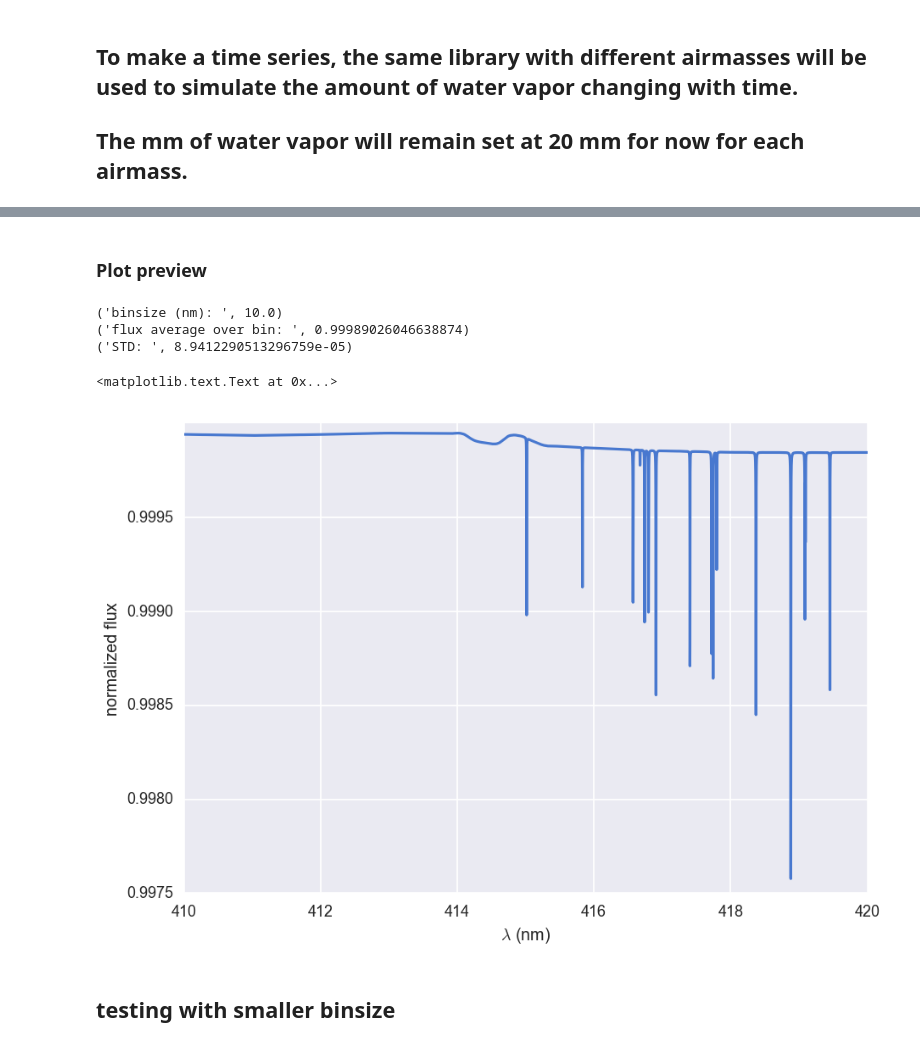
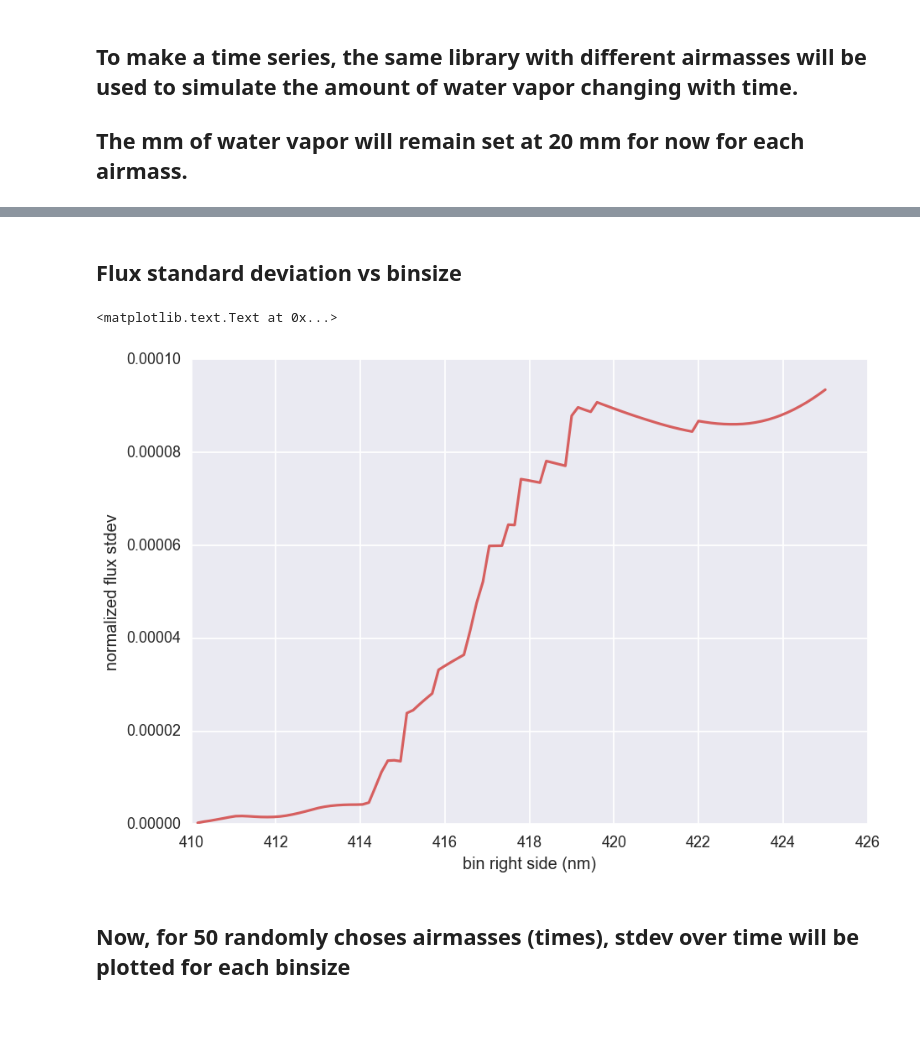
Before and after one commit to icweaver/telluric_windows, a Jupyter notebook: telluric.ipynb, the cells around one changed output, grey strips where cells are left out. Saved outputs shown, nothing was run; the diff lists cells and outputs as text; code cells hidden in the pictures; blank space fills up the shorter version.

```diff
--- a/telluric.ipynb
+++ b/telluric.ipynb
@@ -105,30 +134,14 @@ plt.ylabel('normalized transmission')
+# %% [markdown]
+## Flux standard deviation vs binsize
+# %%
+plt.plot(wav_list, stdev_list, 'r-')
+
+plt.xlabel('bin right side (nm)')
+plt.ylabel('normalized flux stdev')
+# %% [output]
+<matplotlib.text.Text at 0x...>
+[figure, added]
+# %% [markdown]
+## Now, for 50 randomly choses airmasses (times), stdev over time will be plotted for each binsize
 # %%
 import random
-# %% [markdown]
-### Plot preview
-# %%
-binsize = 10 * 1E-3 # binsize in nanometers converted back to base micrometer units
-
-lam_bin = lam_list[0][(0.41 <= lam) & (lam <= 0.41 + binsize)]
-# doesn't matter which lam_list, they're all the same
-
-trans_n = trans_list[0] # will be randomized next
-trans_bin = trans_n[(0.41 <= lam) & (lam <= 0.41 + binsize)]
-
-flux_avg = np.mean(trans_bin)
-print('binsize (nm): ', binsize*1E3)
-print('flux average over bin: ', flux_avg)
-print('STD: ', np.std(trans_bin))
-
-plt.plot(lam_bin*1E3, trans_bin)
-
-plt.xlabel(r'$\lambda$ (nm)')
-plt.ylabel('normalized flux')
-# %% [output]
-('binsize (nm): ', 10.0)
-('flux average over bin: ', 0.99989026046638874)
-('STD: ', 8.9412290513296759e-05)
-<matplotlib.text.Text at 0x...>
-[figure, removed]
-# %% [markdown]
-## testing with smaller binsize
```
Also changed, not shown: parts of 24 cells of this notebook, 5 other files.
